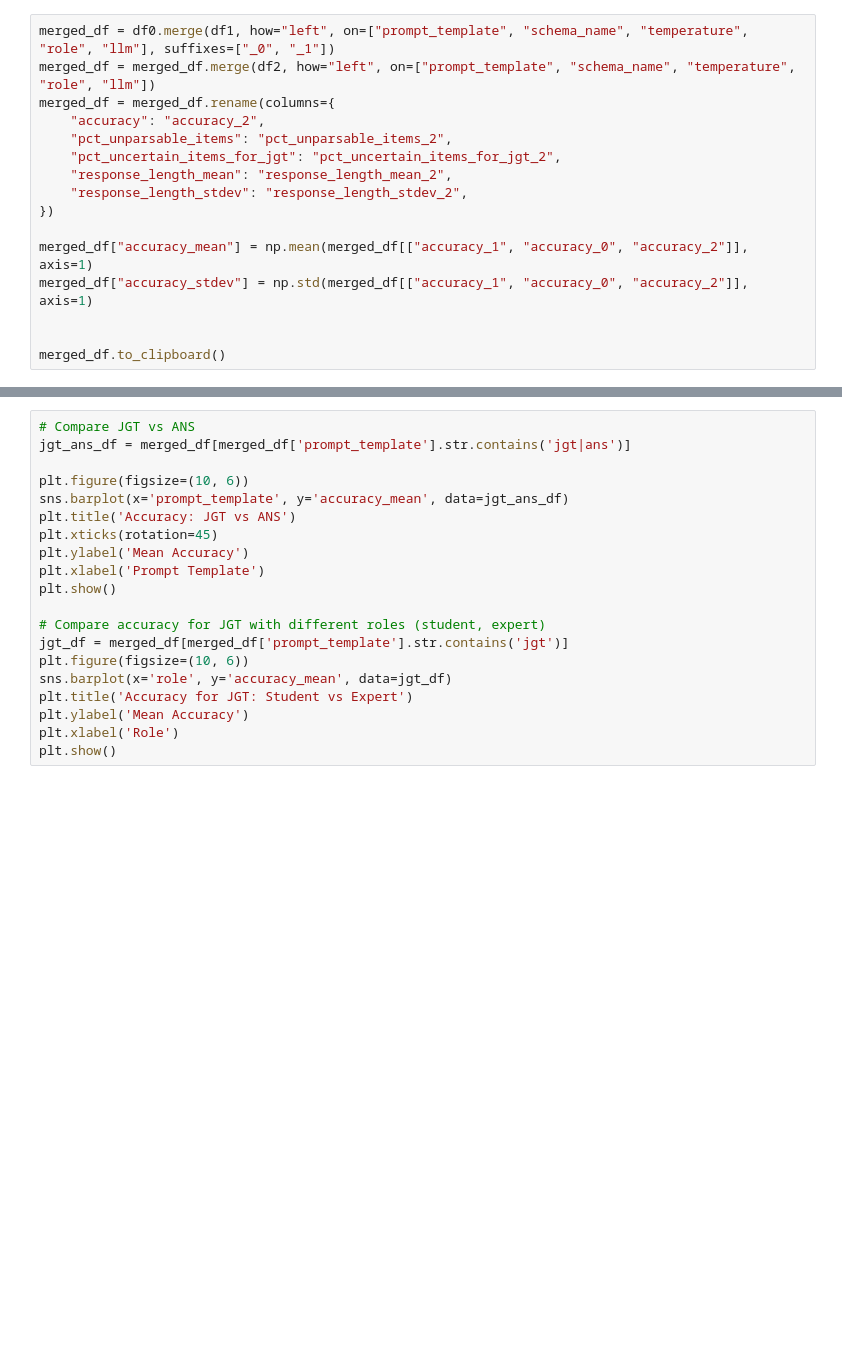
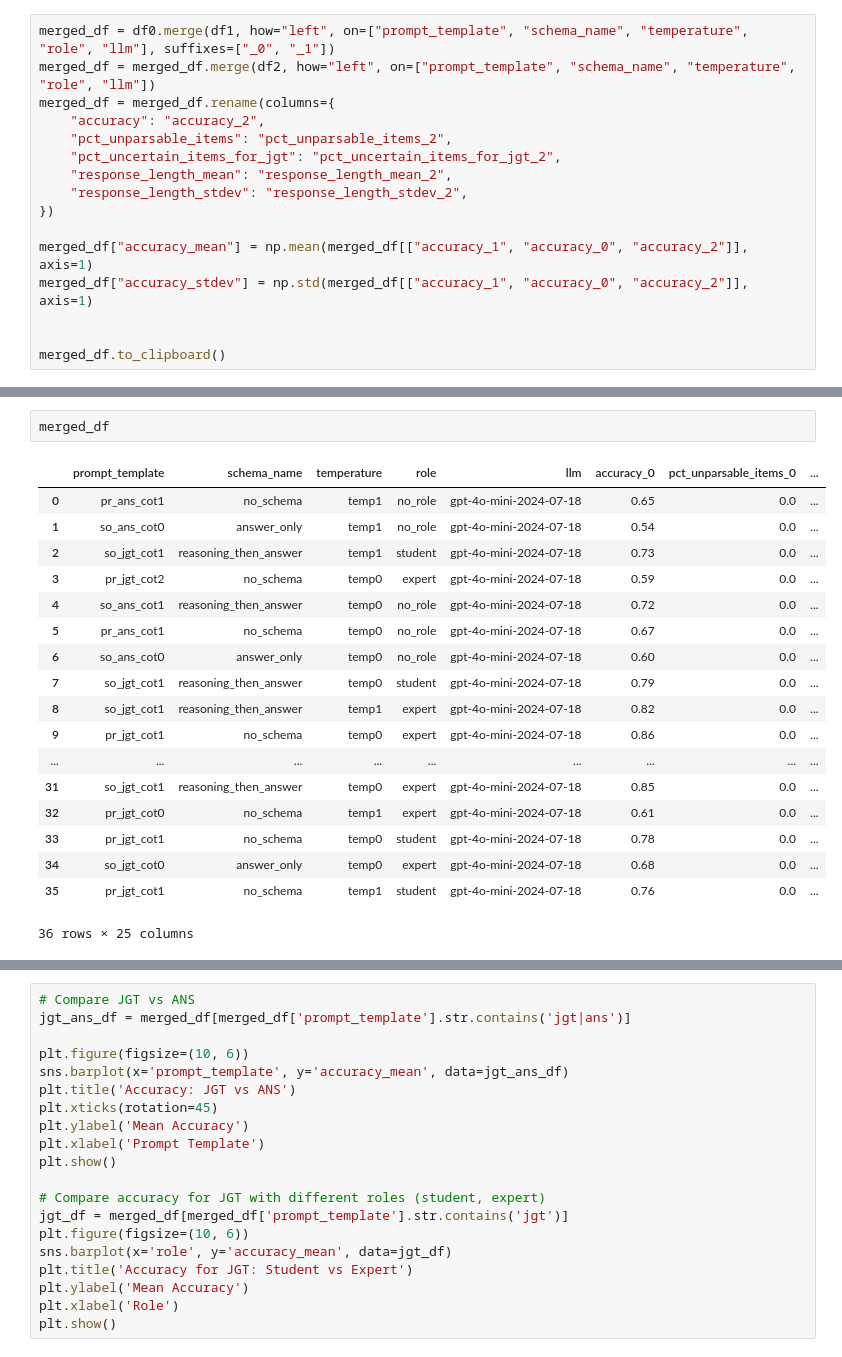
Before and after one commit to llm-council/llm-council, a Jupyter notebook: explore_mmlu_pro.ipynb, the cells around one changed output, grey strips where cells are left out. Saved outputs shown, nothing was run; the diff lists cells and outputs as text; blank space fills up the shorter version.

```diff
--- a/explore_mmlu_pro.ipynb
+++ b/explore_mmlu_pro.ipynb
@@ -881,3 +814,24 @@ Question 5: How does temperature affect accuracy? Does temp0 or temp1 have highe
+# %%
+merged_df
+# %% [output]
+|  | prompt_template | schema_name | temperature | role | llm | accuracy_0 | pct_unparsable_items_0 | ... |
+| 0 | pr_ans_cot1 | no_schema | temp1 | no_role | gpt-4o-mini-2024-07-18 | 0.65 | 0.0 | ... |
+| 1 | so_ans_cot0 | answer_only | temp1 | no_role | gpt-4o-mini-2024-07-18 | 0.54 | 0.0 | ... |
+| 2 | so_jgt_cot1 | reasoning_then_answer | temp1 | student | gpt-4o-mini-2024-07-18 | 0.73 | 0.0 | ... |
+| 3 | pr_jgt_cot2 | no_schema | temp0 | expert | gpt-4o-mini-2024-07-18 | 0.59 | 0.0 | ... |
+| 4 | so_ans_cot1 | reasoning_then_answer | temp0 | no_role | gpt-4o-mini-2024-07-18 | 0.72 | 0.0 | ... |
+| 5 | pr_ans_cot1 | no_schema | temp0 | no_role | gpt-4o-mini-2024-07-18 | 0.67 | 0.0 | ... |
+| 6 | so_ans_cot0 | answer_only | temp0 | no_role | gpt-4o-mini-2024-07-18 | 0.60 | 0.0 | ... |
+| 7 | so_jgt_cot1 | reasoning_then_answer | temp0 | student | gpt-4o-mini-2024-07-18 | 0.79 | 0.0 | ... |
+| 8 | so_jgt_cot1 | reasoning_then_answer | temp1 | expert | gpt-4o-mini-2024-07-18 | 0.82 | 0.0 | ... |
+| 9 | pr_jgt_cot1 | no_schema | temp0 | expert | gpt-4o-mini-2024-07-18 | 0.86 | 0.0 | ... |
+| ... | ... | ... | ... | ... | ... | ... | ... | ... |
+| 31 | so_jgt_cot1 | reasoning_then_answer | temp0 | expert | gpt-4o-mini-2024-07-18 | 0.85 | 0.0 | ... |
+| 32 | pr_jgt_cot0 | no_schema | temp1 | expert | gpt-4o-mini-2024-07-18 | 0.61 | 0.0 | ... |
+| 33 | pr_jgt_cot1 | no_schema | temp0 | student | gpt-4o-mini-2024-07-18 | 0.78 | 0.0 | ... |
+| 34 | so_jgt_cot0 | answer_only | temp0 | expert | gpt-4o-mini-2024-07-18 | 0.68 | 0.0 | ... |
+| 35 | pr_jgt_cot1 | no_schema | temp1 | student | gpt-4o-mini-2024-07-18 | 0.76 | 0.0 | ... |
+36 rows × 25 columns
 # %%
 import matplotlib.pyplot as plt
 import seaborn as sns
```
Also changed, not shown: parts of 10 cells of this notebook.
